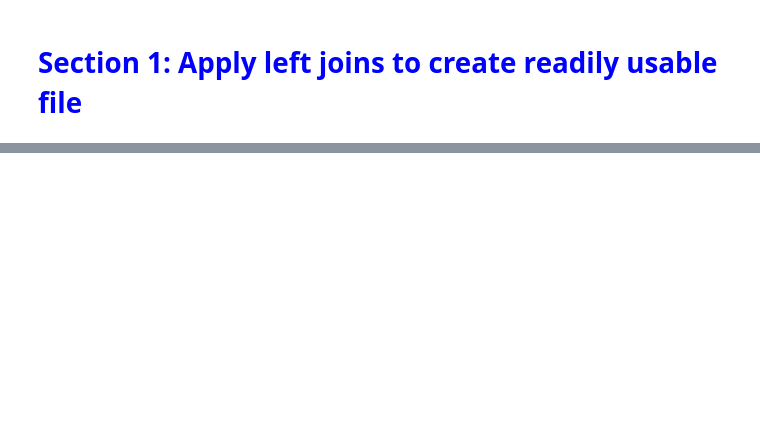
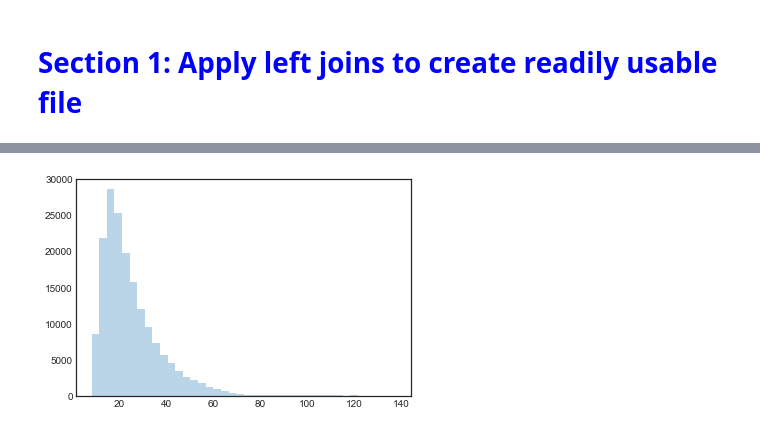
Before and after one commit to economic-opportunity/eoq, a Jupyter notebook: inst/bls_processing/oes.ipynb, the cells around one changed output, grey strips where cells are left out. Cells and saved outputs as stored; diff of their text form; code cells hidden in the pictures; blank space fills up the shorter version.

```diff
--- a/inst/bls_processing/oes.ipynb
+++ b/inst/bls_processing/oes.ipynb
@@ -156,0 +746,6 @@ xwalk_datatype.head()
+# %%
+# "Hourly mean wage" in metro areas
+hourly = oes_data_final.query('areatype_name == "Metropolitan or nonmetropolitan area"\
+                                and datatype_name == "Hourly mean wage"')
+
+hourly.head()
@@ -156,0 +759,5 @@ xwalk_datatype.head()
+# %%
+# show hist
+plt.hist(hourly['value'], **kwargs);
+# %% [output]
+[figure, added]
```
Also changed, not shown: parts of 68 cells of this notebook.
